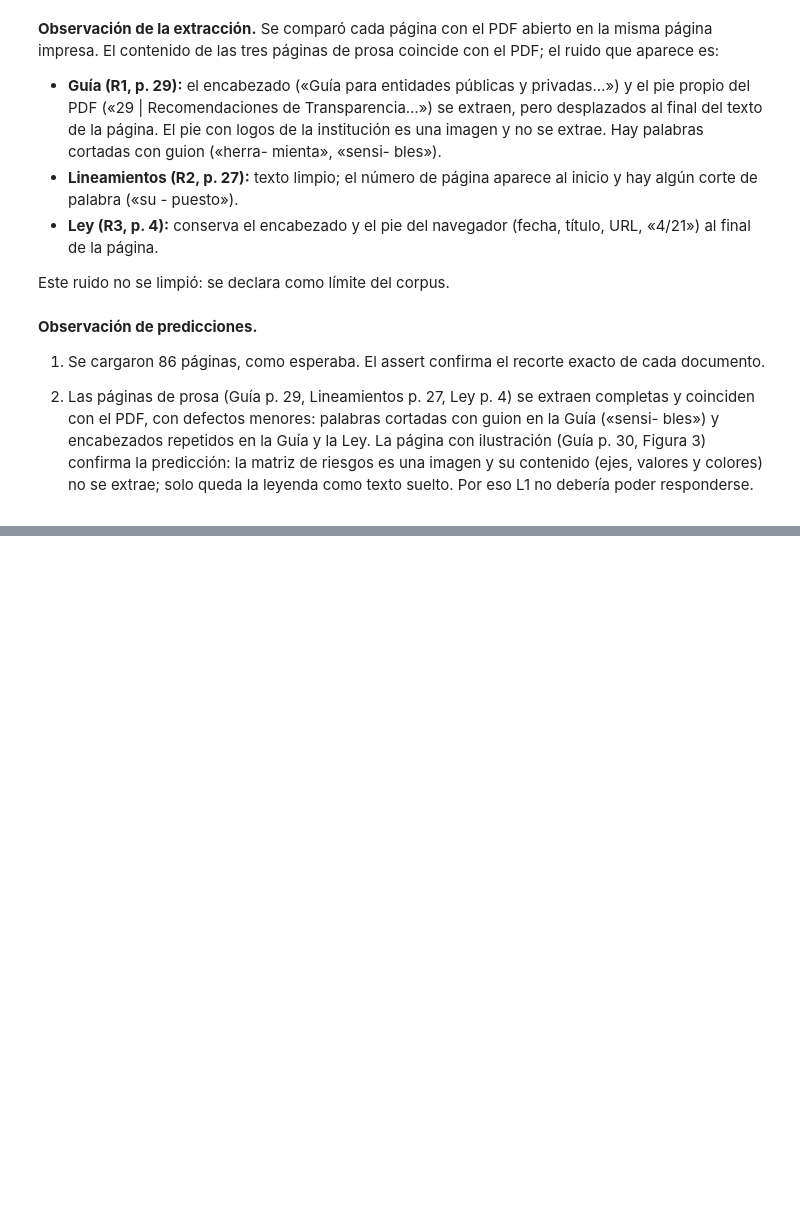
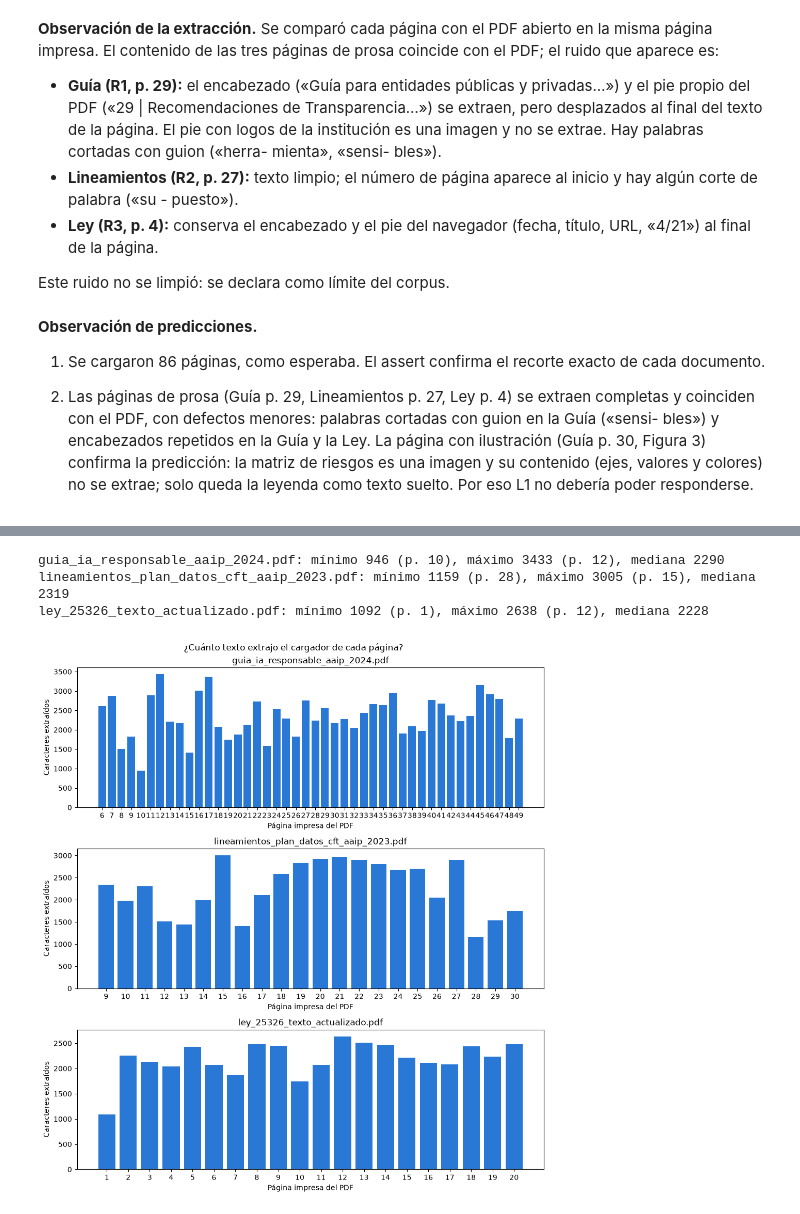
Before and after one commit to Joselyn-Traviezo/traviezo-joselyn-pln-2c-2026, a Jupyter notebook: TP2_PNL_2026/rag_integrador.ipynb, the cells around one changed output, grey strips where cells are left out. Saved outputs shown, nothing was run; the diff lists cells and outputs as text; code cells hidden in the pictures; blank space fills up the shorter version.

Commit message:
Secciones 4 y 5: medición de páginas y decisión de fragmentación

```diff
--- a/TP2_PNL_2026/rag_integrador.ipynb
+++ b/TP2_PNL_2026/rag_integrador.ipynb
@@ -240,0 +245,36 @@ Este ruido no se limpió: se declara como límite del corpus.
+# %%
+import statistics
+
+fig, ejes = plt.subplots(len(DOCUMENTOS), 1, figsize=(10, 11))
+
+for eje, (ruta, pagina_inicial, pagina_final) in zip(ejes, DOCUMENTOS):
+    numeros_de_pagina = []
+    caracteres_por_pagina = []
+
+    for pagina in paginas_del_recorte:
+        if Path(pagina.metadata["source"]).name == ruta.name:
+            numeros_de_pagina.append(pagina.metadata["page"] + 1)
+            caracteres_por_pagina.append(len(pagina.page_content))
+
+    eje.bar(numeros_de_pagina, caracteres_por_pagina, color="#2a78d6")
+    eje.set_title(ruta.name)
+    eje.set_xlabel("Página impresa del PDF")
+    eje.set_ylabel("Caracteres extraídos")
+    eje.set_xticks(numeros_de_pagina)
+
+    pagina_minima = numeros_de_pagina[caracteres_por_pagina.index(min(caracteres_por_pagina))]
+    pagina_maxima = numeros_de_pagina[caracteres_por_pagina.index(max(caracteres_por_pagina))]
+    print(
+        f"{ruta.name}: mínimo {min(caracteres_por_pagina)} (p. {pagina_minima}), "
+        f"máximo {max(caracteres_por_pagina)} (p. {pagina_maxima}), "
+        f"mediana {statistics.median(caracteres_por_pagina):.0f}"
+    )
+
+fig.suptitle("¿Cuánto texto extrajo el cargador de cada página?")
+plt.tight_layout()
+plt.show()
+# %% [output]
+guia_ia_responsable_aaip_2024.pdf: mínimo 946 (p. 10), máximo 3433 (p. 12), mediana 2290
+lineamientos_plan_datos_cft_aaip_2023.pdf: mínimo 1159 (p. 28), máximo 3005 (p. 15), mediana 2319
+ley_25326_texto_actualizado.pdf: mínimo 1092 (p. 1), máximo 2638 (p. 12), mediana 2228
+[figure, added]
```
Also changed, not shown: parts of 9 cells of this notebook.
